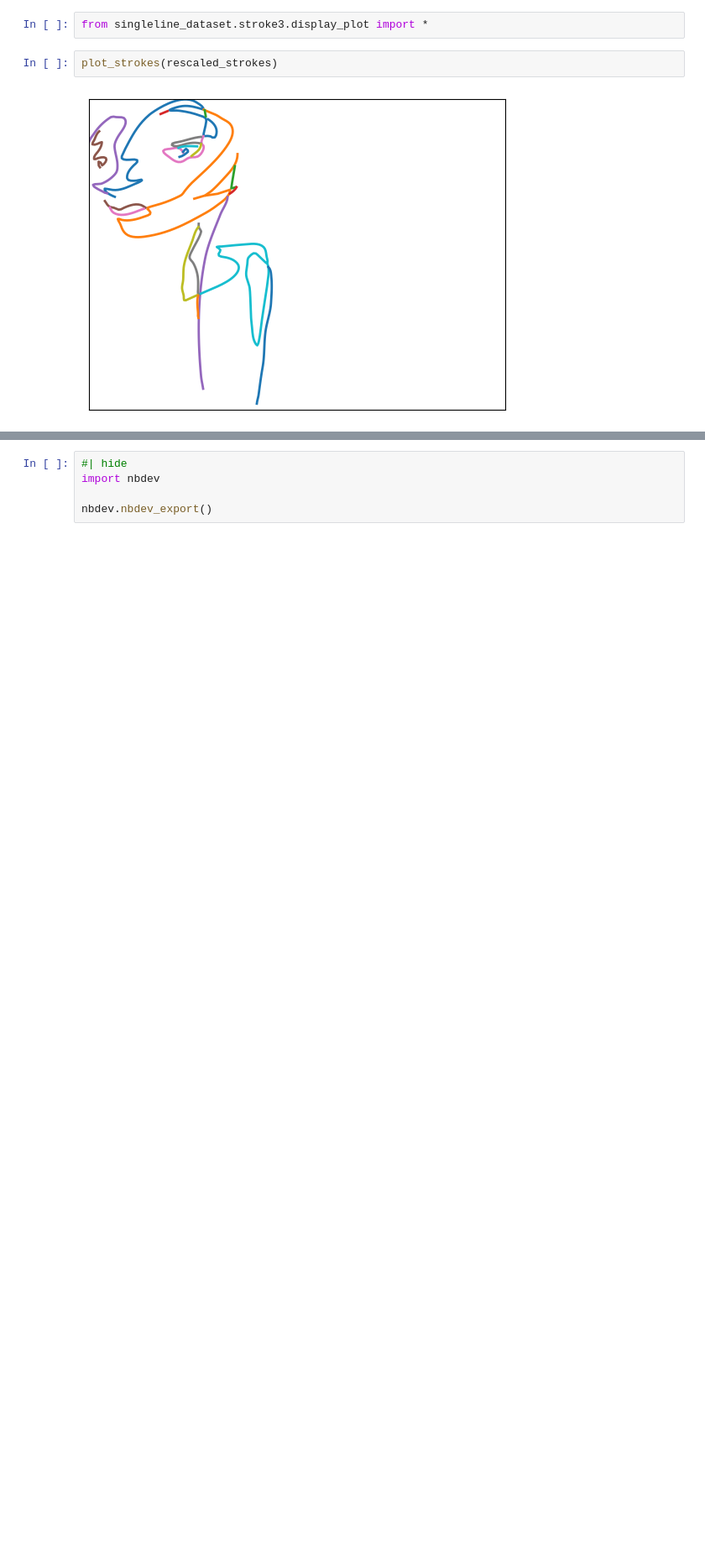
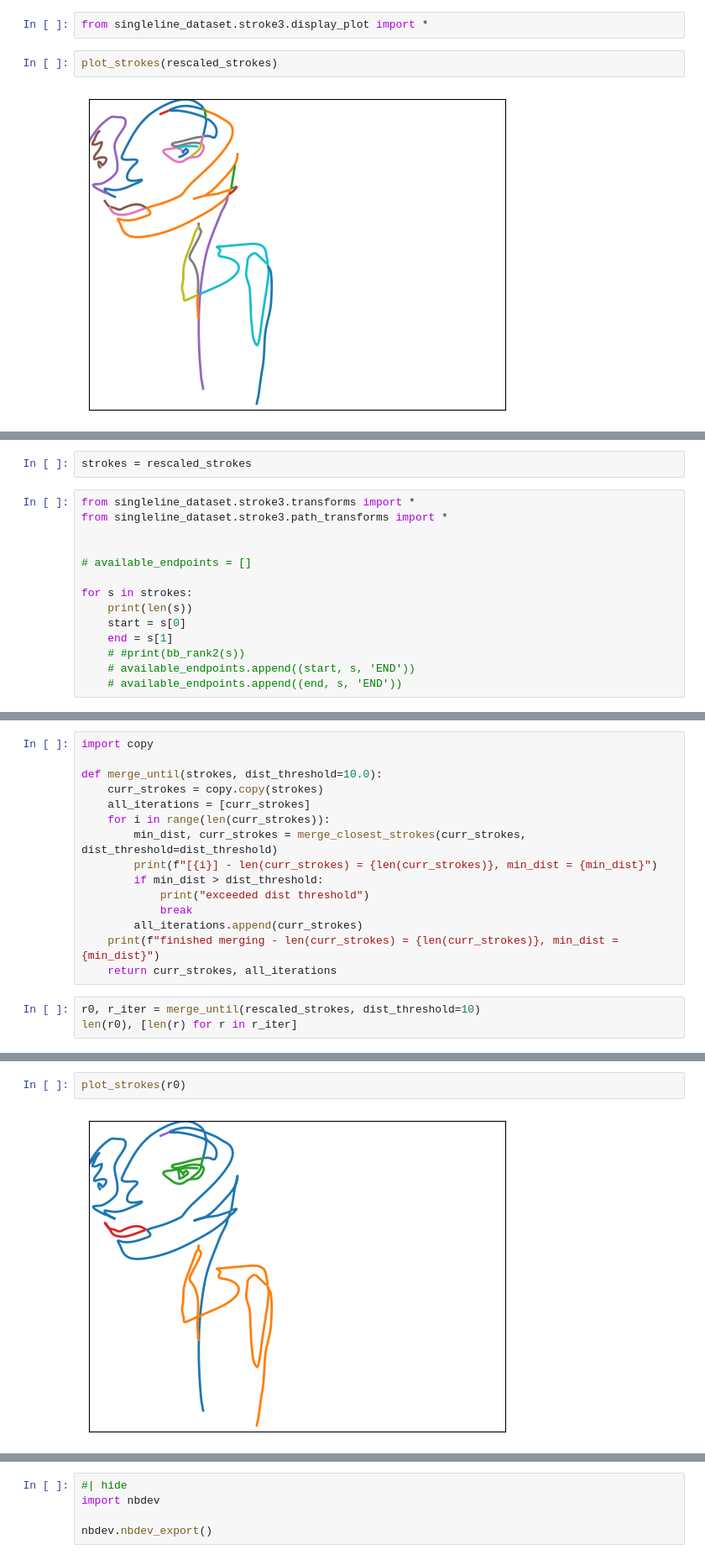
Before and after one commit to andrewlook/singleline_dataset, a Jupyter notebook: nbs/07_svg_dataset.ipynb, the cells around one changed output, grey strips where cells are left out. Shown at 84% size. Cells and saved outputs as stored; diff of their text form; blank space fills up the shorter version.

Commit message:
wip: joining paths

```diff
--- a/nbs/07_svg_dataset.ipynb
+++ b/nbs/07_svg_dataset.ipynb
@@ -125,0 +127,16 @@ plot_strokes(rescaled_strokes)
+# %%
+strokes = rescaled_strokes
+# %%
+from singleline_dataset.stroke3.transforms import *
+from singleline_dataset.stroke3.path_transforms import *
+
+
+# available_endpoints = []
+
+for s in strokes:
+    print(len(s))
+    start = s[0]
+    end = s[1]
+    # #print(bb_rank2(s))
+    # available_endpoints.append((start, s, 'END'))
+    # available_endpoints.append((end, s, 'END'))
@@ -125,0 +259,18 @@ plot_strokes(rescaled_strokes)
+# %%
+import copy
+
+def merge_until(strokes, dist_threshold=10.0):
+    curr_strokes = copy.copy(strokes)
+    all_iterations = [curr_strokes]
+    for i in range(len(curr_strokes)):
+        min_dist, curr_strokes = merge_closest_strokes(curr_strokes, dist_threshold=dist_threshold)
+        print(f"[{i}] - len(curr_strokes) = {len(curr_strokes)}, min_dist = {min_dist}")
+        if min_dist > dist_threshold:
+            print("exceeded dist threshold")
+            break
+        all_iterations.append(curr_strokes)
+    print(f"finished merging - len(curr_strokes) = {len(curr_strokes)}, min_dist = {min_dist}")
+    return curr_strokes, all_iterations
+# %%
+r0, r_iter = merge_until(rescaled_strokes, dist_threshold=10)
+len(r0), [len(r) for r in r_iter]
@@ -125,0 +302,4 @@ plot_strokes(rescaled_strokes)
+# %%
+plot_strokes(r0)
+# %% [output]
+[figure, added]
```
Also changed, not shown: parts of 11 cells of this notebook, 5 other files.
